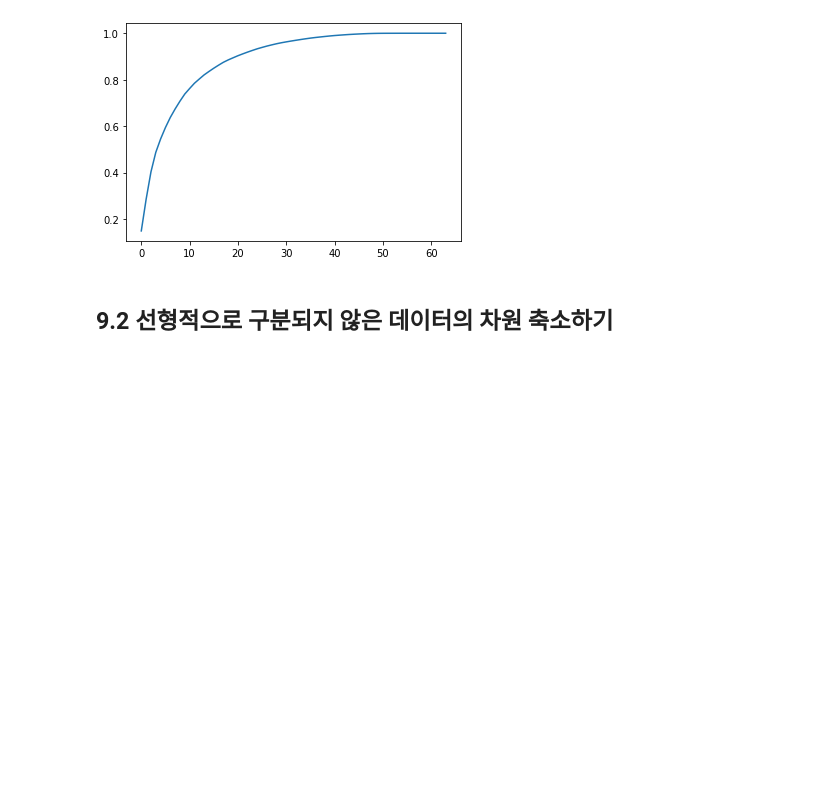
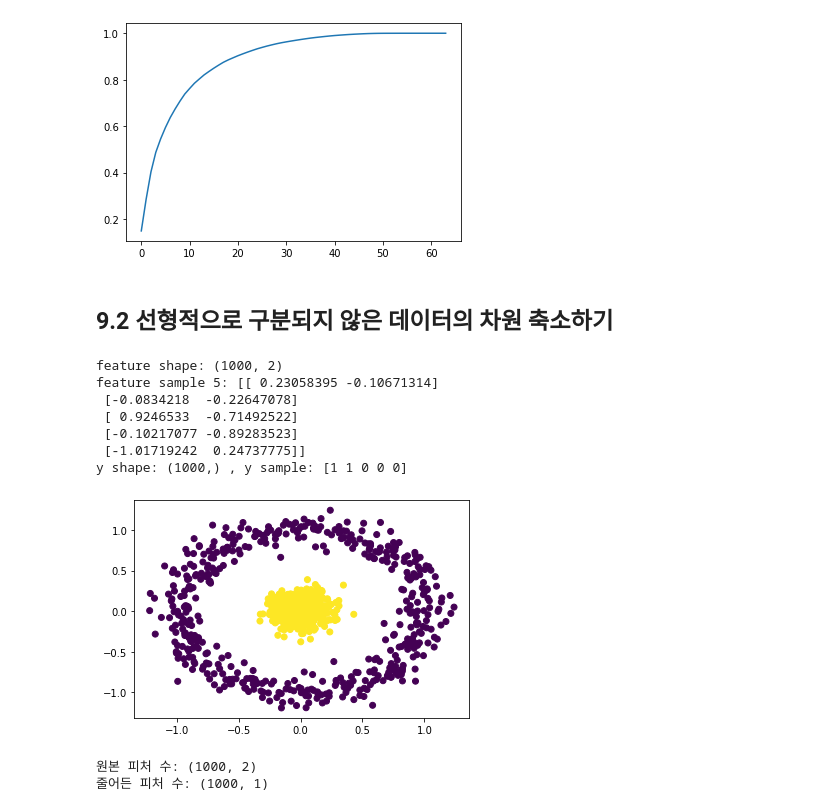
Before and after one commit to johyunkang/MLwithPythonCookbook, a Jupyter notebook: 9_차원축소.ipynb, the cells around one changed output. Saved outputs shown, nothing was run; the diff lists cells and outputs as text; code cells hidden in the pictures; blank space fills up the shorter version.

```diff
--- a/9_차원축소.ipynb
+++ b/9_차원축소.ipynb
@@ -100,3 +100,34 @@ plt.show()
 [figure]
 # %% [markdown]
 ## 9.2 선형적으로 구분되지 않은 데이터의 차원 축소하기
+# %%
+from sklearn.decomposition import KernelPCA
+from sklearn.datasets import make_circles
+from matplotlib import pyplot as plt
+
+# factor : R2/R1, noise=std
+features, y = make_circles(n_samples=1000, random_state=1, noise=0.1, factor=0.1)
+print('feature shape:', features.shape)
+print('feature sample 5:', features[:5])
+print('y shape:', y.shape, ', y sample:', y[:5])
+
+plt.scatter(features[:, 0], features[:, 1], c=y) # c: color
+plt.show()
+# %% [output]
+feature shape: (1000, 2)
+feature sample 5: [[ 0.23058395 -0.10671314]
+ [-0.0834218  -0.22647078]
+ [ 0.9246533  -0.71492522]
+ [-0.10217077 -0.89283523]
+ [-1.01719242  0.24737775]]
+y shape: (1000,) , y sample: [1 1 0 0 0]
+[figure, added]
+# %%
+# 방사 기저 함수 (radius basis function, RBF)를 사용하여 커널PCA를 적용
+kpca = KernelPCA(kernel='rbf', gamma=15, n_components=1) # rbf | poly | sigmoid | linear
+features_kpca = kpca.fit_transform(features)
+print('원본 피처 수:', features.shape)
+print('줄어든 피처 수:', features_kpca.shape)
+# %% [output]
+원본 피처 수: (1000, 2)
+줄어든 피처 수: (1000, 1)
```
Also changed, not shown: parts of 11 cells of this notebook.
